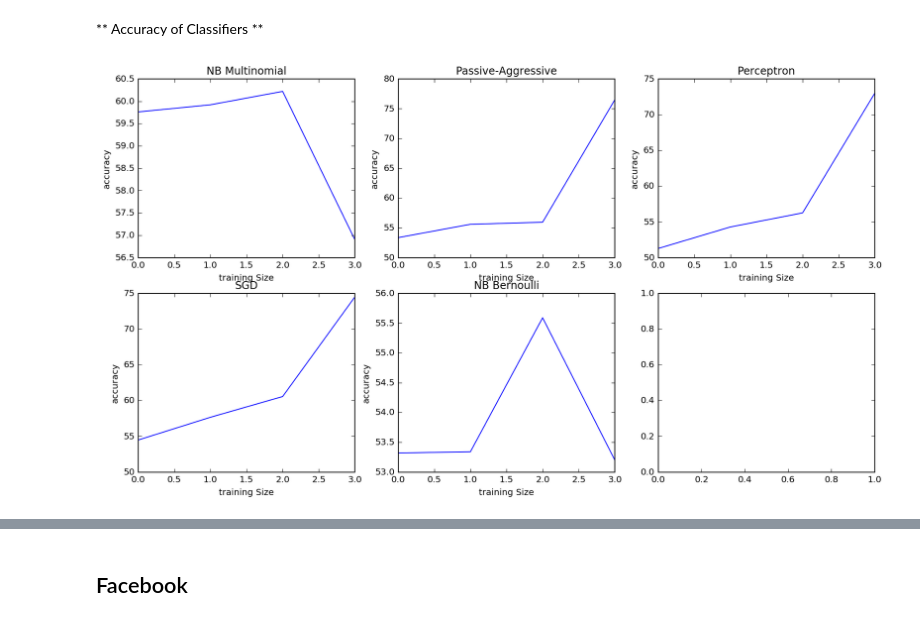
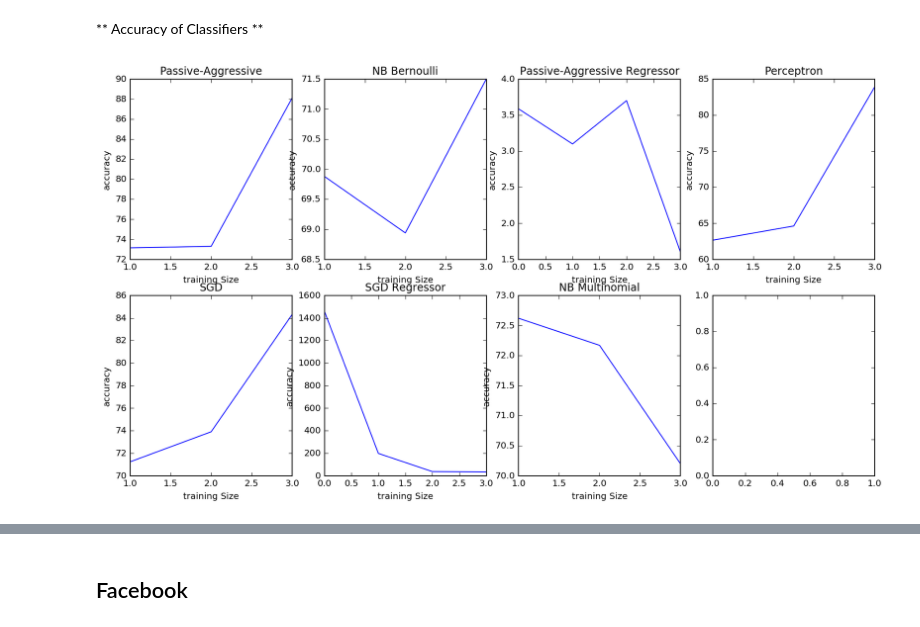
Before and after one commit to meryemwehbe/NTDS_Project, a Jupyter notebook: myProject.ipynb, the cells around one changed output, grey strips where cells are left out. Drawn from its saved outputs; the diff is of its cells as text; code cells hidden in the pictures.

```diff
--- a/myProject.ipynb
+++ b/myProject.ipynb
@@ -299,13 +233,13 @@ minibatch_size = 10000
 # divide data into batches
 i = 0
 start = 0
-while(start < X_new.shape[0]):
-    if(start + minibatch_size < X_new.shape[0]):
-        batch = X_new[start:start+minibatch_size]
+while(start < bow_transformed.shape[0]):
+    if(start + minibatch_size < bow_transformed.shape[0]):
+        batch = bow_transformed[start:start+minibatch_size]
         batches.append(batch)
         start+=minibatch_size
     else:
-        batch = X_new[start:]
+        batch = bow_transformed[start:]
         batches.append(batch)
         start+=minibatch_size
 
@@ -321,7 +255,9 @@ partial_fit_classifiers = {
         verbose=0, warm_start=False),
     'Perceptron': Perceptron(),
     'NB Multinomial': MultinomialNB(alpha=0.01),
-    'Passive-Aggressive': PassiveAggressiveClassifier(),
+    'Passive-Aggressive': PassiveAggressiveClassifier(C=1.0, n_iter=50, shuffle=True,
+                                                      verbose=0, loss='hinge',
+                                                      warm_start=False),
     'NB Bernoulli': BernoulliNB(alpha=0.01),
 }
 
@@ -354,9 +290,6 @@ for i in range(number_minibatch):
         Y = Y_sat[k:k+minibatch_size]
     else:
         Y = Y_sat[k:]
-    print(X.shape)
-    print(len(Y))
-    print(k)
     k = k+minibatch_size
     #classifiers
     for cls_name, cls in partial_fit_classifiers.items():
@@ -388,10 +337,15 @@ joblib.dump(partial_fit_classifiers['Perceptron'], 'PerceptronClassifierOnSat.pk
 joblib.dump(partial_fit_classifiers['NB Multinomial'], 'NBMClassifierOnSat.pkl')
 joblib.dump(partial_fit_classifiers['Passive-Aggressive'], 'PAClassifierOnSat.pkl')
 joblib.dump(partial_fit_classifiers['NB Bernoulli'], 'NBBClassifierOnSat.pkl')
+
+x = range(0,158);
 i = 0
 fig, axes = plt.subplots(2, 3, squeeze=True, figsize=(15, 8))
 for item in classifier_information:
-    axes[i//3,i%3].plot(classifier_information[item])
+    z = np.polyfit(x, classifier_information[item], 1)
+    p = np.poly1d(z)
+    axes[i//3,i%3].plot(x,p(x),"r--")
+    axes[i//3,i%3].plot(x,classifier_information[item])
     axes[i//3,i%3].set_title(item)
     axes[i//3,i%3].set_ylabel("accuracy")
     axes[i//3,i%3].set_xlabel("training Size")
@@ -559,20 +528,22 @@ Batch number = 3
 # %% [markdown]
 ** Accuracy of Classifiers **
 # %%
-joblib.dump(partial_fit_Regressors['SGD'], 'SGDClassifierOnSat.pkl')
-joblib.dump(partial_fit_Regressors['Perceptron'], 'PerceptronClassifierOnSat.pkl')
-joblib.dump(partial_fit_Regressors['NB Multinomial'], 'NBMClassifierOnSat.pkl')
-joblib.dump(partial_fit_Regressors['Passive-Aggressive'], 'PAClassifierOnSat.pkl')
-joblib.dump(partial_fit_classifiers['NB Bernoulli'], 'NBBClassifierOnSat.pkl')
+joblib.dump(partial_fit_Regressors['SGD'], 'SGDClassifierOnAmazon.pkl')
+joblib.dump(partial_fit_Regressors['Perceptron'], 'PerceptronClassifierOnAmazon.pkl')
+joblib.dump(partial_fit_Regressors['NB Multinomial'], 'NBMClassifierOnAmazon.pkl')
+joblib.dump(partial_fit_Regressors['Passive-Aggressive'], 'PAClassifierOnAmazon.pkl')
+joblib.dump(partial_fit_Regressors['NB Bernoulli'], 'NBBClassifierOnAmazon.pkl')
+joblib.dump(partial_fit_Regressors['SGD Regressor'], 'SGDRegressorOnAmazon.pkl')
+joblib.dump(partial_fit_Regressors['Passive-Aggressive Regressor'], 'Passive-AggressiveRegressorOnAmazon.pkl')
 
 
-fig, axes = plt.subplots(2, 3, squeeze=True, figsize=(15, 8))
+fig, axes = plt.subplots(2, 4, squeeze=True, figsize=(15, 8))
 i = 0
 for item in Regressors_information:
-    axes[i//3,i%3].plot(Regressors_information[item])
-    axes[i//3,i%3].set_title(item)
-    axes[i//3,i%3].set_ylabel("accuracy")
-    axes[i//3,i%3].set_xlabel("training Size")
+    axes[i//4,i%4].plot(Regressors_information[item])
+    axes[i//4,i%4].set_title(item)
+    axes[i//4,i%4].set_ylabel("accuracy")
+    axes[i//4,i%4].set_xlabel("training Size")
     i+=1
 # %% [output]
-[figure, old version]
+[figure, new version]
```
Also changed, not shown: parts of 46 cells of this notebook.
